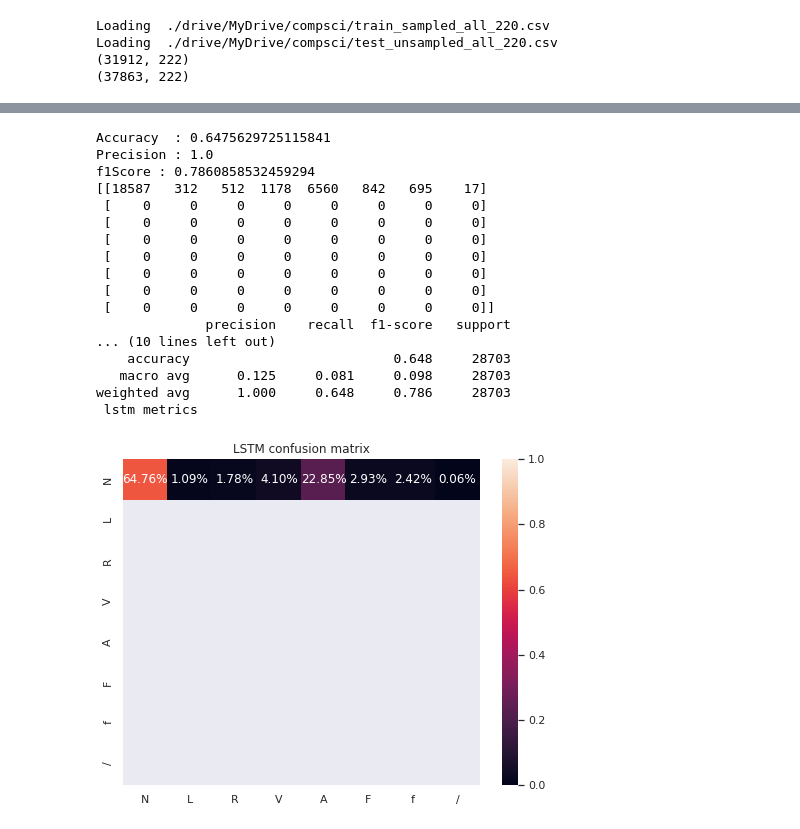
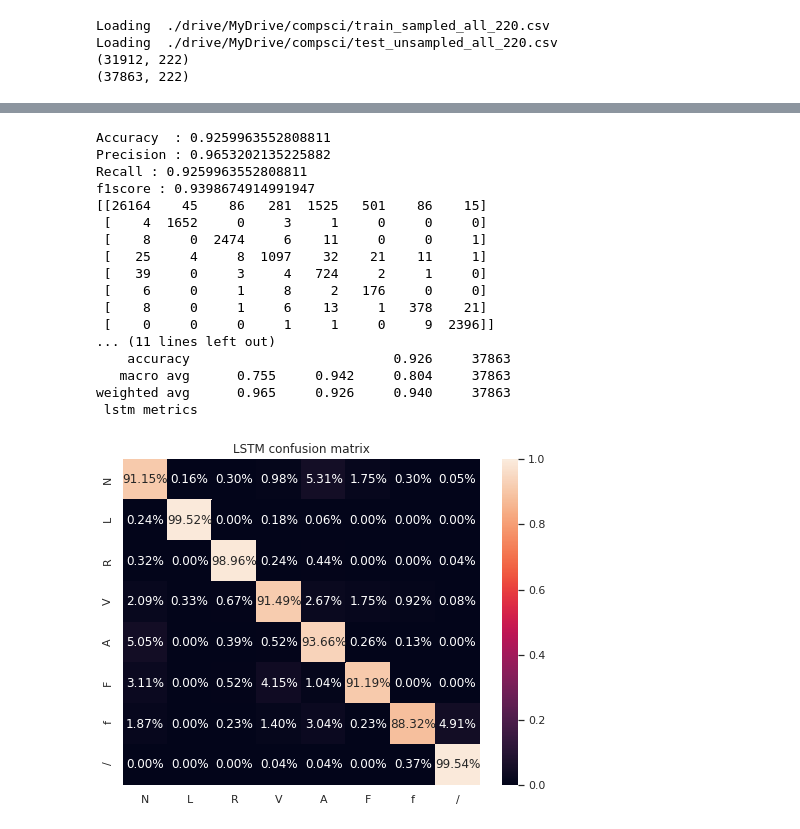
Before and after one commit to shouryaverma/cs_lvl4_project, a Jupyter notebook: code notebooks/lstm_model.ipynb, the cells around one changed output, grey strips where cells are left out. Saved outputs shown, nothing was run; the diff lists cells and outputs as text; code cells hidden in the pictures.

Commit message:
sampled kfold crossval, with results and cm

```diff
--- a/code notebooks/lstm_model.ipynb
+++ b/code notebooks/lstm_model.ipynb
@@ -95,11 +94,11 @@ y_test = test_values[:,-2]
 y_train_gc = (y_train - y_train.min())/(y_train.max()-y_train.min())*(9-1)
 y_test_gc = (y_test - y_test.min())/(y_test.max()-y_test.min())*(9-1)
 # %%
-#use this for all data training and testing
+# use this for all data training and testing
 
-# X_train1 = X_train.reshape(X_train.shape + (1,1))
-# X_test1 = X_test.reshape(X_test.shape + (1,1))
+X_train1 = X_train.reshape(X_train.shape + (1,1))
+X_test1 = X_test.reshape(X_test.shape + (1,1))
 
-# y_train1=to_categorical(y_train)
-# y_test1=to_categorical(y_test)
+y_train1=to_categorical(y_train)
+y_test1=to_categorical(y_test)
 # %%
@@ -127,6 +126,11 @@ y_test1=to_categorical(y_test)
 # %%
 #Use this for noisy test data
-s = np.random.normal(0, 1, X_test.shape)
-noise_test = X_test+s
-print(noise_test.shape)
-X_test1 = noise_test.reshape(noise_test.shape + (1,1))
+# r = np.random.normal(0, 1, X_train.shape)
+# noise_train = X_train+r
+# print(noise_train.shape)
+# X_train1 = noise_train.reshape(noise_train.shape + (1,1))
+
+# s = np.random.normal(0, 0.25, X_test.shape)
+# noise_test = X_test+s
+# print(noise_test.shape)
+# X_test1 = noise_test.reshape(noise_test.shape + (1,1))
@@ -135,18 +137,20 @@ X_test1 = noise_test.reshape(noise_test.shape + (1,1))
 # %%
-def showResults(test, pred):
+def showResults(test, pred,model_name):
     #target_names = ['positive', 'negative']
     # print(classification_report(test, pred, target_names=target_names))
     accuracy = accuracy_score(test, pred)
     precision=precision_score(test, pred, average='weighted')
-    f1Score=f1_score(test, pred, average='weighted')
+    recall = recall_score(test, pred, average = 'weighted')
+    f1score=f1_score(test, pred, average='weighted')
     #loss=log_loss(test,pred)
     print("Accuracy  : {}".format(accuracy))
     print("Precision : {}".format(precision))
-    print("f1Score : {}".format(f1Score))
+    print("Recall : {}".format(recall))
+    print("f1score : {}".format(f1score))
     #print("Loss : {}".format(loss))
     cm=confusion_matrix(test, pred)
     print(cm)
-    return cm
+    return (model_name,round(accuracy,3), round(precision,3) , round(recall,3) , round(f1score,3), cm)
 # %%
 import tensorflow as tf
 tf.compat.v1.disable_eager_execution()
@@ -233,34 +237,34 @@ lstmpredictions = lstmmodel.predict(X_test1[:,:,:,0], verbose=1)
 # %%
 # performance metrics
 
 lstm_predict=np.argmax(lstmpredictions,axis=1)
 lstm_actual_value=np.argmax(y_test1,axis=1)
-lstm_cf_m = showResults(lstm_actual_value, lstm_predict)
+lstm_results = showResults(lstm_actual_value, lstm_predict,'LSTM')
 from sklearn import metrics
 lstmmetrics = metrics.classification_report(lstm_actual_value, lstm_predict, digits=3)
 print(lstmmetrics, 'lstm metrics')
 categories=['N','L','R','V','A','F','f','/']
 plt.figure(figsize=(8,6))
-lstm_cf_m = lstm_cf_m.astype('float')/ lstm_cf_m.sum(axis=1)[:,np.newaxis]
+lstm_cf_m = lstm_results[5].astype('float')/ lstm_results[5].sum(axis=1)[:,np.newaxis]
 sns.heatmap(lstm_cf_m,annot=True,fmt='.2%',xticklabels=categories,yticklabels=categories,vmin=0,vmax=1)
 plt.title('LSTM confusion matrix')
 plt.show()
 # %% [output]
-Accuracy  : 0.6475629725115841
-Precision : 1.0
-f1Score : 0.7860858532459294
-[[18587   312   512  1178  6560   842   695    17]
- [    0     0     0     0     0     0     0     0]
- [    0     0     0     0     0     0     0     0]
- [    0     0     0     0     0     0     0     0]
- [    0     0     0     0     0     0     0     0]
- [    0     0     0     0     0     0     0     0]
- [    0     0     0     0     0     0     0     0]
- [    0     0     0     0     0     0     0     0]]
-              precision    recall  f1-score   support
-... (10 lines left out)
-    accuracy                          0.648     28703
-   macro avg      0.125     0.081     0.098     28703
-weighted avg      1.000     0.648     0.786     28703
+Accuracy  : 0.9259963552808811
+Precision : 0.9653202135225882
+Recall : 0.9259963552808811
+f1score : 0.9398674914991947
+[[26164    45    86   281  1525   501    86    15]
+ [    4  1652     0     3     1     0     0     0]
+ [    8     0  2474     6    11     0     0     1]
+ [   25     4     8  1097    32    21    11     1]
+ [   39     0     3     4   724     2     1     0]
+ [    6     0     1     8     2   176     0     0]
+ [    8     0     1     6    13     1   378    21]
+ [    0     0     0     1     1     0     9  2396]]
+... (11 lines left out)
+    accuracy                          0.926     37863
+   macro avg      0.755     0.942     0.804     37863
+weighted avg      0.965     0.926     0.940     37863
  lstm metrics
-[figure, old version]
+[figure, new version]
```
Also changed, not shown: parts of 16 cells of this notebook, 17 other files.
